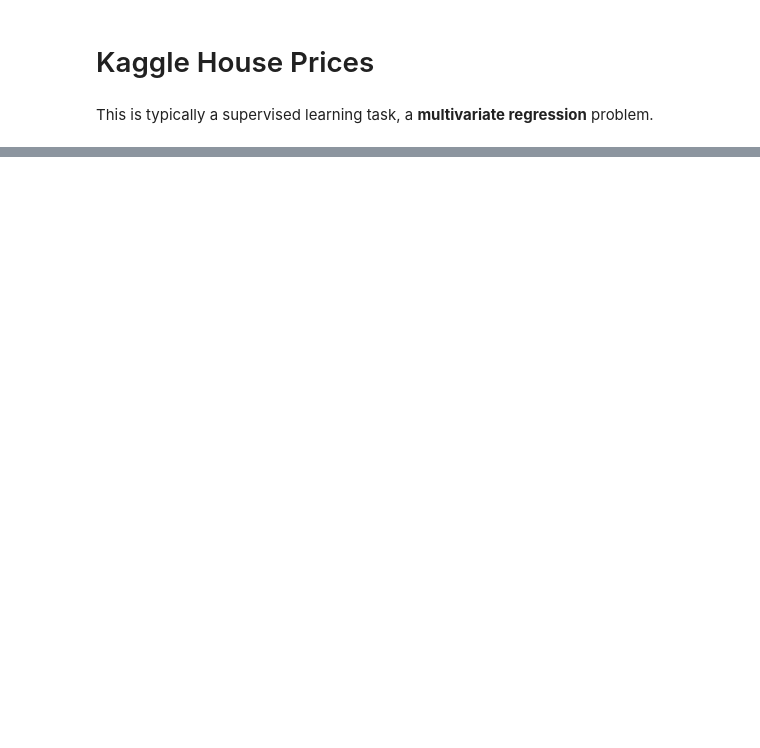
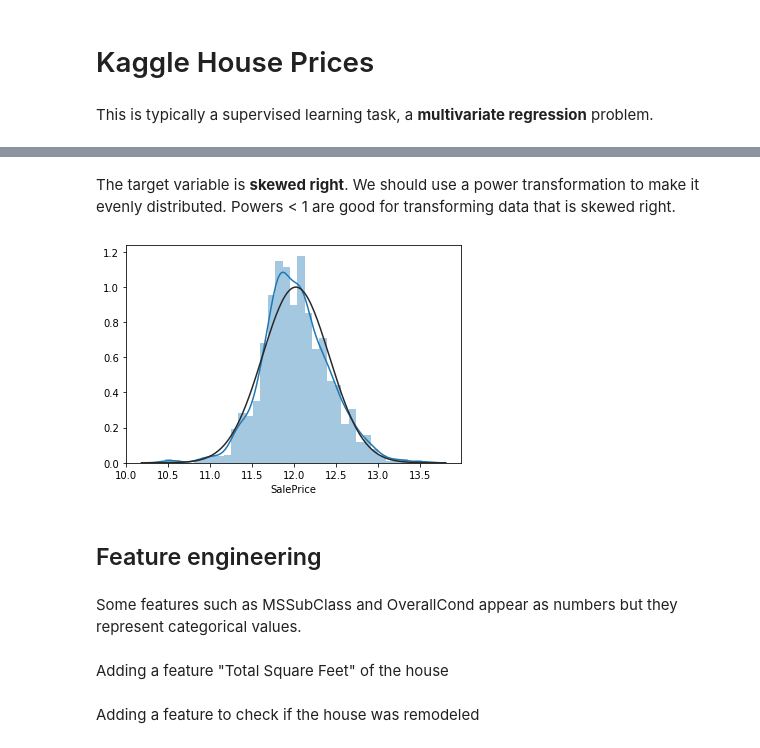
Before and after one commit to ryanhpark/HousingPricePrediction_ML, a Jupyter notebook: Lucas/Kaggle House Price.ipynb, the cells around one changed output, grey strips where cells are left out. Saved outputs shown, nothing was run; the diff lists cells and outputs as text; code cells hidden in the pictures; blank space fills up the shorter version.

Commit message:
2nd iteration - Mainly Feature Engineering

```diff
--- a/Lucas/Kaggle House Price.ipynb
+++ b/Lucas/Kaggle House Price.ipynb
@@ -176,0 +63,13 @@ SimpleImputer(add_indicator=False, copy=True, fill_value=None,
+# %% [markdown]
+The target variable is <b>skewed right</b>. We should use a power transformation to make it evenly distributed. Powers < 1 are good for transforming data that is skewed right.
+# %%
+train_df["SalePrice"] = np.log1p(train_df["SalePrice"])
+
+from scipy.stats import norm
+sns.distplot(train_df['SalePrice'] , fit=norm);
+# %% [output]
+[figure, added]
+# %% [markdown]
+## Feature engineering
+# %% [markdown]
+Some features such as MSSubClass and OverallCond appear as numbers but they represent categorical values.
@@ -176,0 +83,2 @@ SimpleImputer(add_indicator=False, copy=True, fill_value=None,
+# %% [markdown]
+Adding a feature "Total Square Feet" of the house
@@ -176,0 +88,2 @@ SimpleImputer(add_indicator=False, copy=True, fill_value=None,
+# %% [markdown]
+Adding a feature to check if the house was remodeled
```
Also changed, not shown: parts of 48 cells of this notebook.
